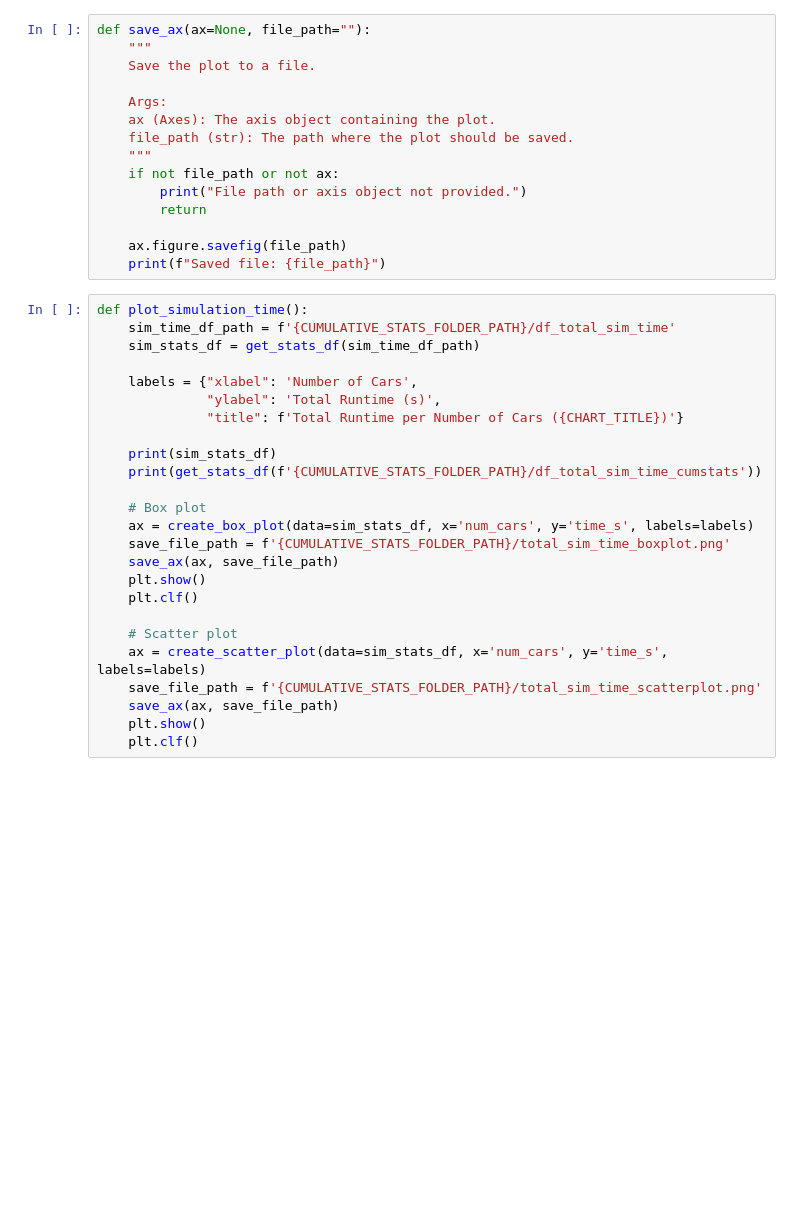
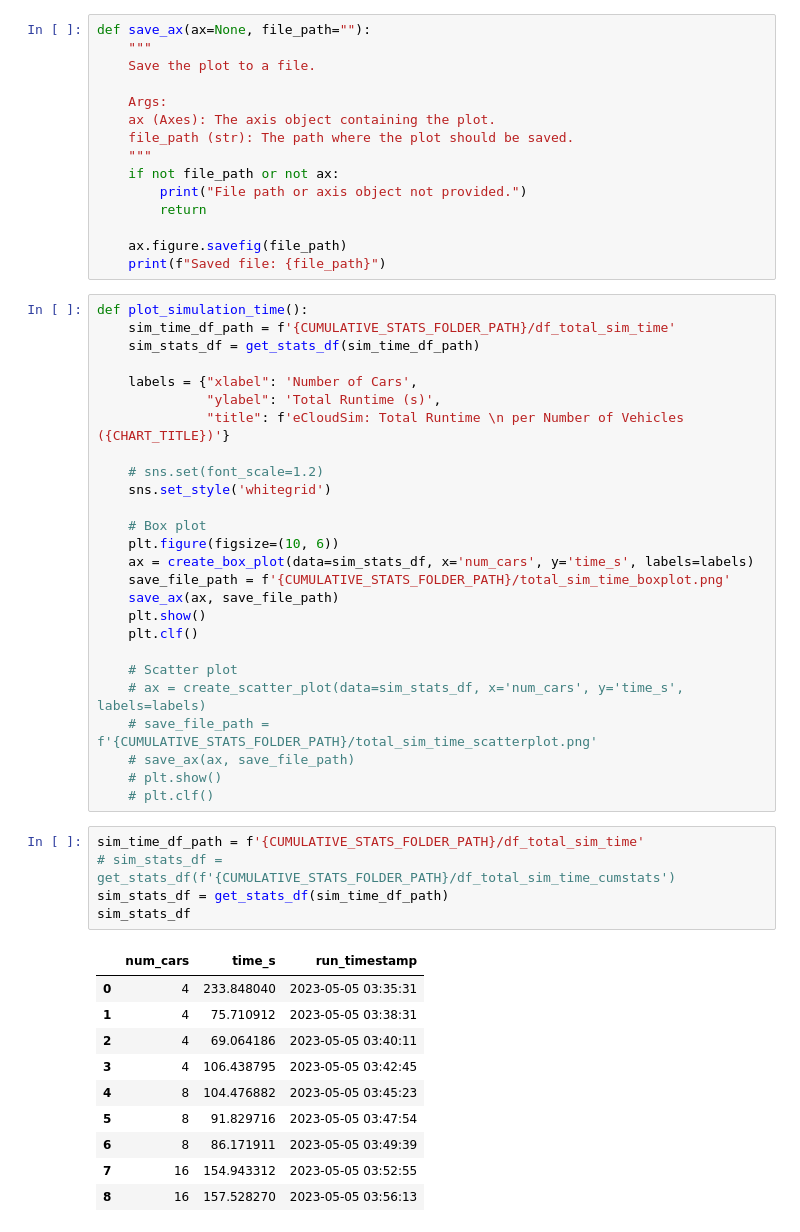
Before and after one commit to tlandle/eCloudSim, a Jupyter notebook: create_eval_graphs.ipynb, the cells around one changed output. Drawn from its saved outputs; the diff is of its cells as text; blank space fills up the shorter version.

```diff
--- a/create_eval_graphs.ipynb
+++ b/create_eval_graphs.ipynb
@@ -90,12 +90,13 @@ def plot_simulation_time():
 
     labels = {"xlabel": 'Number of Cars',
               "ylabel": 'Total Runtime (s)',
-              "title": f'Total Runtime per Number of Cars ({CHART_TITLE})'}
+              "title": f'eCloudSim: Total Runtime \n per Number of Vehicles ({CHART_TITLE})'}
 
-    print(sim_stats_df)
-    print(get_stats_df(f'{CUMULATIVE_STATS_FOLDER_PATH}/df_total_sim_time_cumstats'))
+    # sns.set(font_scale=1.2)
+    sns.set_style('whitegrid')
 
     # Box plot
+    plt.figure(figsize=(10, 6))
     ax = create_box_plot(data=sim_stats_df, x='num_cars', y='time_s', labels=labels)
     save_file_path = f'{CUMULATIVE_STATS_FOLDER_PATH}/total_sim_time_boxplot.png'
     save_ax(ax, save_file_path)
@@ -103,11 +104,27 @@ def plot_simulation_time():
     plt.clf()
 
     # Scatter plot
-    ax = create_scatter_plot(data=sim_stats_df, x='num_cars', y='time_s', labels=labels)
-    save_file_path = f'{CUMULATIVE_STATS_FOLDER_PATH}/total_sim_time_scatterplot.png'
-    save_ax(ax, save_file_path)
-    plt.show()
-    plt.clf()
+    # ax = create_scatter_plot(data=sim_stats_df, x='num_cars', y='time_s', labels=labels)
+    # save_file_path = f'{CUMULATIVE_STATS_FOLDER_PATH}/total_sim_time_scatterplot.png'
+    # save_ax(ax, save_file_path)
+    # plt.show()
+    # plt.clf()
+# %%
+sim_time_df_path = f'{CUMULATIVE_STATS_FOLDER_PATH}/df_total_sim_time'
+# sim_stats_df = get_stats_df(f'{CUMULATIVE_STATS_FOLDER_PATH}/df_total_sim_time_cumstats')
+sim_stats_df = get_stats_df(sim_time_df_path)
+sim_stats_df
+# %% [output]
+|  | num_cars | time_s | run_timestamp |
+| 0 | 4 | 233.848040 | 2023-05-05 03:35:31 |
+| 1 | 4 | 75.710912 | 2023-05-05 03:38:31 |
+| 2 | 4 | 69.064186 | 2023-05-05 03:40:11 |
+| 3 | 4 | 106.438795 | 2023-05-05 03:42:45 |
+| 4 | 8 | 104.476882 | 2023-05-05 03:45:23 |
+| 5 | 8 | 91.829716 | 2023-05-05 03:47:54 |
+| 6 | 8 | 86.171911 | 2023-05-05 03:49:39 |
+| 7 | 16 | 154.943312 | 2023-05-05 03:52:55 |
+| 8 | 16 | 157.528270 | 2023-05-05 03:56:13 |
 # %%
 def plot_step_time():
     step_time_df_path = f'{CUMULATIVE_STATS_FOLDER_PATH}/df_step_time'
```
Also changed, not shown: parts of 5 cells of this notebook, 2 other files.
